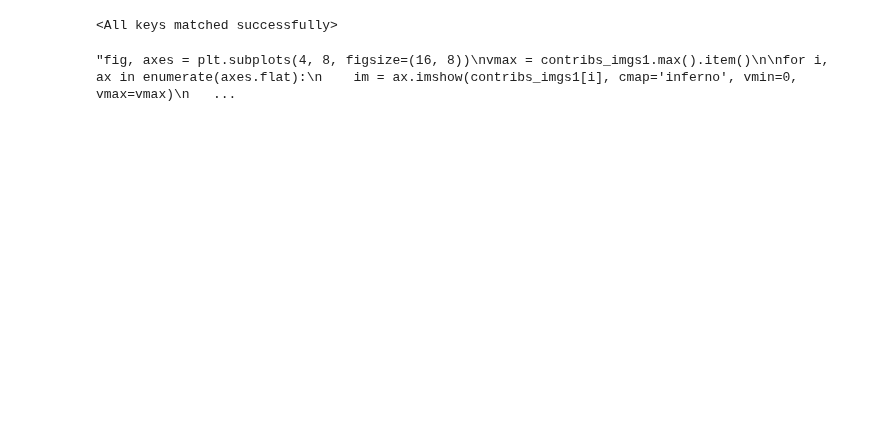
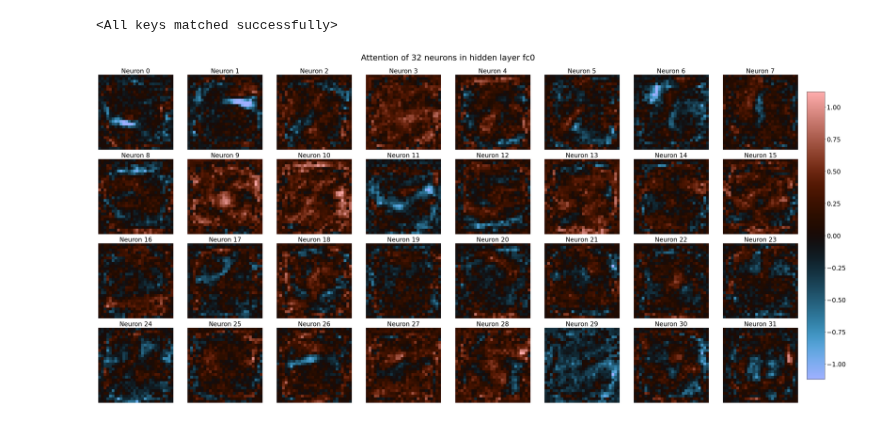
Before and after one commit to kns357/ANN_MA_Kaito, a Jupyter notebook: 04_neuron_attention.ipynb, the cells around one changed output. Cells and saved outputs as stored; diff of their text form; code cells hidden in the pictures; blank space fills up the shorter version.

```diff
--- a/04_neuron_attention.ipynb
+++ b/04_neuron_attention.ipynb
@@ -149,42 +149,45 @@ img = torch.full((28, 28), 255).float()
 output = net1(img.view(-1).cuda())
 #print(f"Prediction: {output.argmax()}")
 #plt.imshow(img, cmap="inferno")
 
 img_flat = img.view(-1)
 weights = net1.fc0.weight.detach().cpu()
 biases = net1.fc0.bias.detach().cpu()
 contribs = weights * img_flat #[32, 784]
 
 #normalise to [0, 1]
 contribs_imgs1 = (contribs / contribs.max()).view(-1, 28, 28)
 
 mask = torch.where(
     contribs_imgs1 == 0,
     torch.tensor(0.0, device=contribs_imgs1.device),
     torch.tensor(1.0, device=contribs_imgs1.device)
 )
 
 contribs_imgs1 += biases[:, None, None]
-contribs_imgs1 *= mask #remove bias where background = 0 for visualisation
+#contribs_imgs1 *= mask #remove bias where background = 0 for visualisation
 
 activations = torch.tanh(net1.fc0(img.view(1, -1).cuda())).squeeze()
 final_contribution = [round(con.item(), 2) for con in compute_final_contributions(net1, activations, dig_to_check)]
 
-"""fig, axes = plt.subplots(4, 8, figsize=(16, 8))
+fig, axes = plt.subplots(4, 8, figsize=(32, 16))
 vmax = contribs_imgs1.max().item()
 
 for i, ax in enumerate(axes.flat):
-    im = ax.imshow(contribs_imgs1[i], cmap='inferno', vmin=0, vmax=vmax)
-    ax.set_title(f'Neuron {i}\nActivation: {round(activations[i].item(), 3)}\nContrib to class {dig_to_check}: {final_contribution[i]}', fontsize=8)
+    im = ax.imshow(contribs_imgs1[i], cmap='berlin', vmin=-vmax, vmax=vmax)
+    ax.set_title(f'Neuron {i}', fontsize=20) #\nActivation: {round(activations[i].item(), 3)}\nContrib to class {dig_to_check}: {final_contribution[i]}', fontsize=8)
     ax.axis('off')
 
-fig.suptitle('Pixel Importance to all 32 hidden neurons after fc0', fontsize=16)
-cbar_ax = fig.add_axes([0.92, 0.15, 0.015, 0.7])
+fig.suptitle('Attention of 32 neurons in hidden layer fc0', fontsize=26)
+cbar_ax = fig.add_axes([1, 0.075, 0.025, 0.8])
 fig.colorbar(im, cax=cbar_ax)
-plt.tight_layout(rect=[0, 0, 0.9, 1])
-plt.show()"""
+cbar = fig.colorbar(im, cax=cbar_ax)
+cbar.ax.tick_params(labelsize=20)
+
+plt.tight_layout(rect=[0, 0, 1, 0.98])
+plt.show()
 # %% [output]
-"fig, axes = plt.subplots(4, 8, figsize=(16, 8))\nvmax = contribs_imgs1.max().item()\n\nfor i, ax in enumerate(axes.flat):\n    im = ax.imshow(contribs_imgs1[i], cmap='inferno', vmin=0, vmax=vmax)\n   ...
+[figure, added]
 # %%
 import torch.nn.functional as F
 from scipy.optimize import linear_sum_assignment
```
Also changed, not shown: parts of 8 cells of this notebook, 11 other files.
